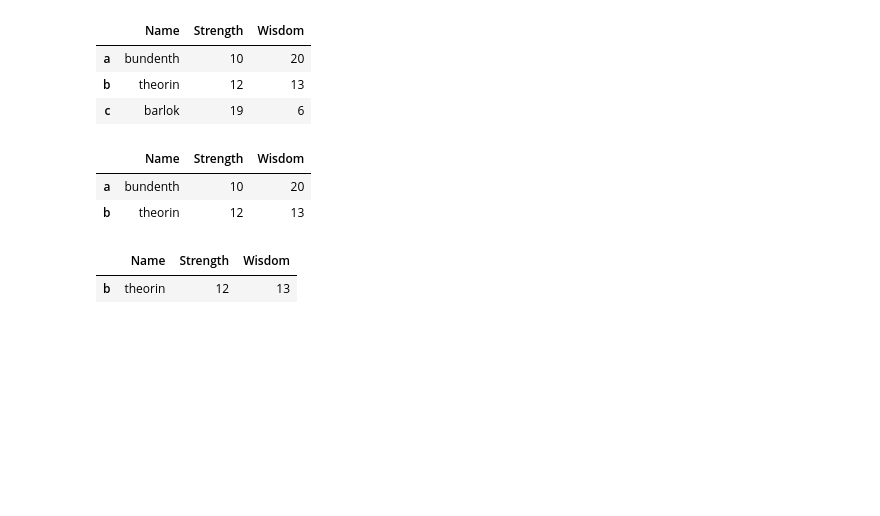
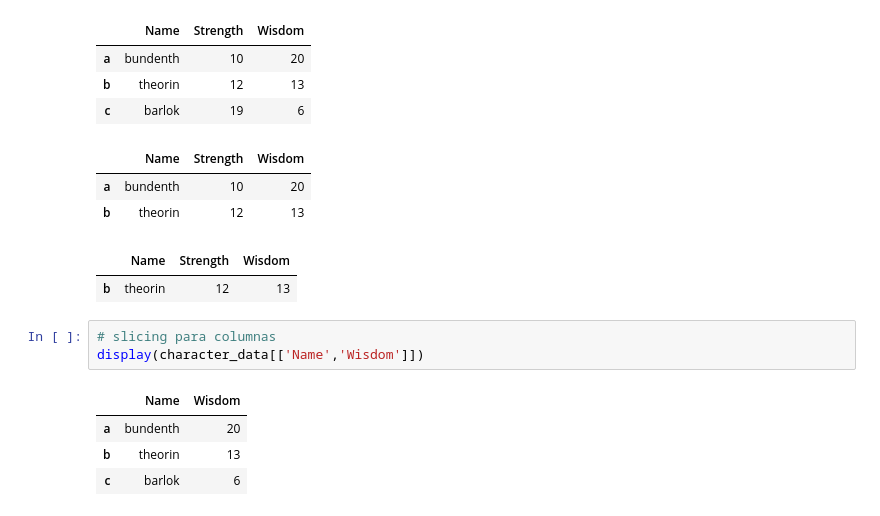
Before and after one commit to emev0417/python2026, a Jupyter notebook: pandas1.ipynb, the cells around one changed output. Saved outputs shown, nothing was run; the diff lists cells and outputs as text; blank space fills up the shorter version.

```diff
--- a/Untitled.ipynb
+++ b/pandas1.ipynb
@@ -778,3 +786,11 @@ display(character_data[1:2])
 | b | theorin | 12 | 13 |
 |  | Name | Strength | Wisdom |
 | b | theorin | 12 | 13 |
+# %%
+# slicing para columnas
+display(character_data[['Name','Wisdom']])
+# %% [output]
+|  | Name | Wisdom |
+| a | bundenth | 20 |
+| b | theorin | 13 |
+| c | barlok | 6 |
```
Also changed, not shown: parts of 12 cells of this notebook, 10 other files.
